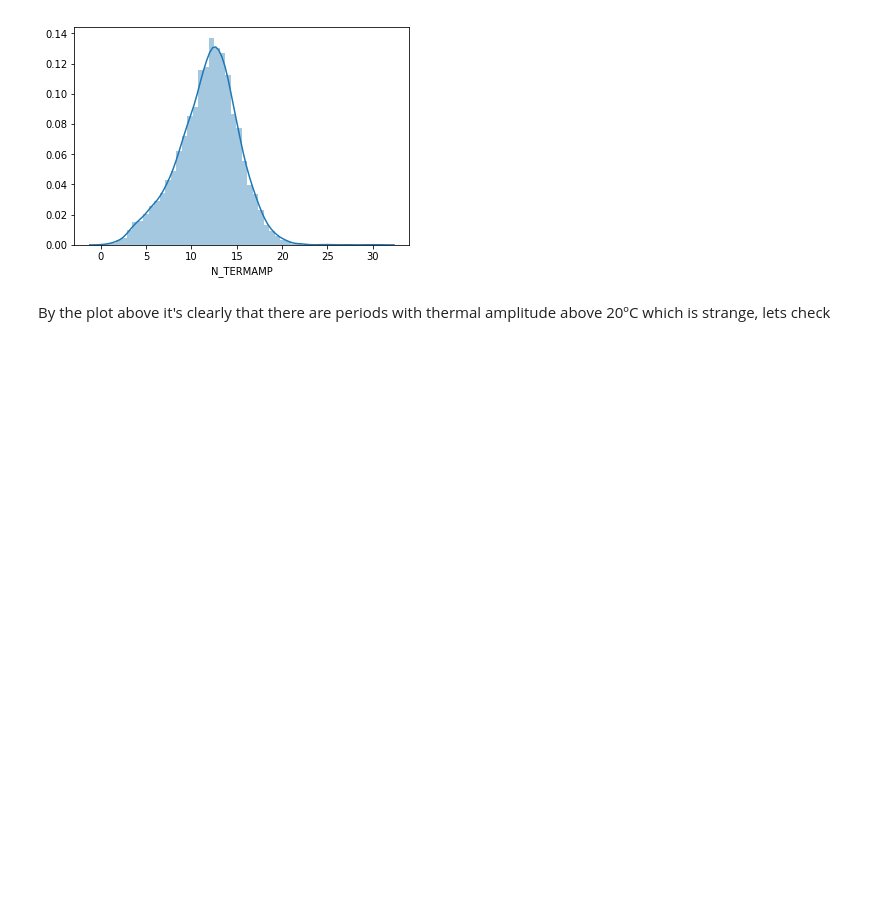
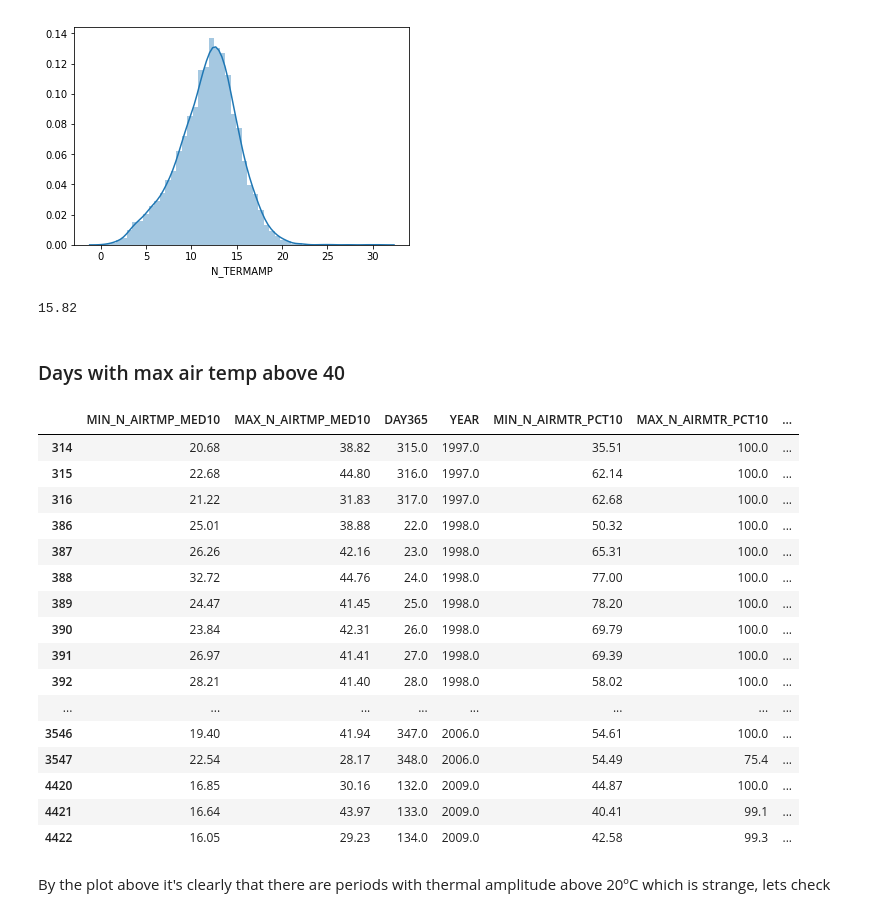
Before and after one commit to lucashueda/climate_health, a Jupyter notebook: [Extreme events] Thermal Amplitude and Minimun Air humidity.ipynb, the cells around one changed output. Drawn from its saved outputs; the diff is of its cells as text; code cells hidden in the pictures; blank space fills up the shorter version.

```diff
--- a/[Extreme events] Thermal Amplitude and Minimun Air humidity.ipynb
+++ b/[Extreme events] Thermal Amplitude and Minimun Air humidity.ipynb
@@ -52,6 +52,43 @@ sns.distplot(data['N_TERMAMP'])
 # %% [output]
 <matplotlib.axes._subplots.AxesSubplot at 0x...>
 [figure]
+# %%
+data['N_TERMAMP'].quantile(.9)
+# %% [output]
+15.82
+# %% [markdown]
+### Days with max air temp above 40
+# %%
+features = ['MIN_N_AIRTMP_MED10','MAX_N_AIRTMP_MED10','DAY365','YEAR','MIN_N_AIRMTR_PCT10','MAX_N_AIRMTR_PCT10','N_TERMAMP']
+
+c1 = (data['DAY365'].isin([315,316,317]) )&(data['YEAR'] == 1997)
+c2 = (data['DAY365'].isin([22,23,24,25,26,27,28,29,30]) )&(data['YEAR'] == 1998)
+c3 = (data['DAY365'].isin([362,363,364]) )&(data['YEAR'] == 2000)
+c4 = (data['DAY365'].isin([47,48,49]) )&(data['YEAR'] == 2002)
+c5 = (data['DAY365'].isin([257,258,259,260]) )&(data['YEAR'] == 2003)
+c6 = (data['DAY365'].isin([238,239,240]) )&(data['YEAR'] == 2004)
+c7 = (data['DAY365'].isin([346,347,348]) )&(data['YEAR'] == 2006)
+c8 = (data['DAY365'].isin([132,133,134]) )&(data['YEAR'] == 2009)
+
+data[c1|c2|c3|c4|c5|c6|c7|c8][features]
+# %% [output]
+|  | MIN_N_AIRTMP_MED10 | MAX_N_AIRTMP_MED10 | DAY365 | YEAR | MIN_N_AIRMTR_PCT10 | MAX_N_AIRMTR_PCT10 | ... |
+| 314 | 20.68 | 38.82 | 315.0 | 1997.0 | 35.51 | 100.0 | ... |
+| 315 | 22.68 | 44.80 | 316.0 | 1997.0 | 62.14 | 100.0 | ... |
+| 316 | 21.22 | 31.83 | 317.0 | 1997.0 | 62.68 | 100.0 | ... |
+| 386 | 25.01 | 38.88 | 22.0 | 1998.0 | 50.32 | 100.0 | ... |
+| 387 | 26.26 | 42.16 | 23.0 | 1998.0 | 65.31 | 100.0 | ... |
+| 388 | 32.72 | 44.76 | 24.0 | 1998.0 | 77.00 | 100.0 | ... |
+| 389 | 24.47 | 41.45 | 25.0 | 1998.0 | 78.20 | 100.0 | ... |
+| 390 | 23.84 | 42.31 | 26.0 | 1998.0 | 69.79 | 100.0 | ... |
+| 391 | 26.97 | 41.41 | 27.0 | 1998.0 | 69.39 | 100.0 | ... |
+| 392 | 28.21 | 41.40 | 28.0 | 1998.0 | 58.02 | 100.0 | ... |
+| ... | ... | ... | ... | ... | ... | ... | ... |
+| 3546 | 19.40 | 41.94 | 347.0 | 2006.0 | 54.61 | 100.0 | ... |
+| 3547 | 22.54 | 28.17 | 348.0 | 2006.0 | 54.49 | 75.4 | ... |
+| 4420 | 16.85 | 30.16 | 132.0 | 2009.0 | 44.87 | 100.0 | ... |
+| 4421 | 16.64 | 43.97 | 133.0 | 2009.0 | 40.41 | 99.1 | ... |
+| 4422 | 16.05 | 29.23 | 134.0 | 2009.0 | 42.58 | 99.3 | ... |
 # %% [markdown]
 By the plot above it's clearly that there are periods with thermal amplitude above 20ºC which is strange, lets check
 # %%
```
Also changed, not shown: parts of 1 cell of this notebook, 2 other files.
